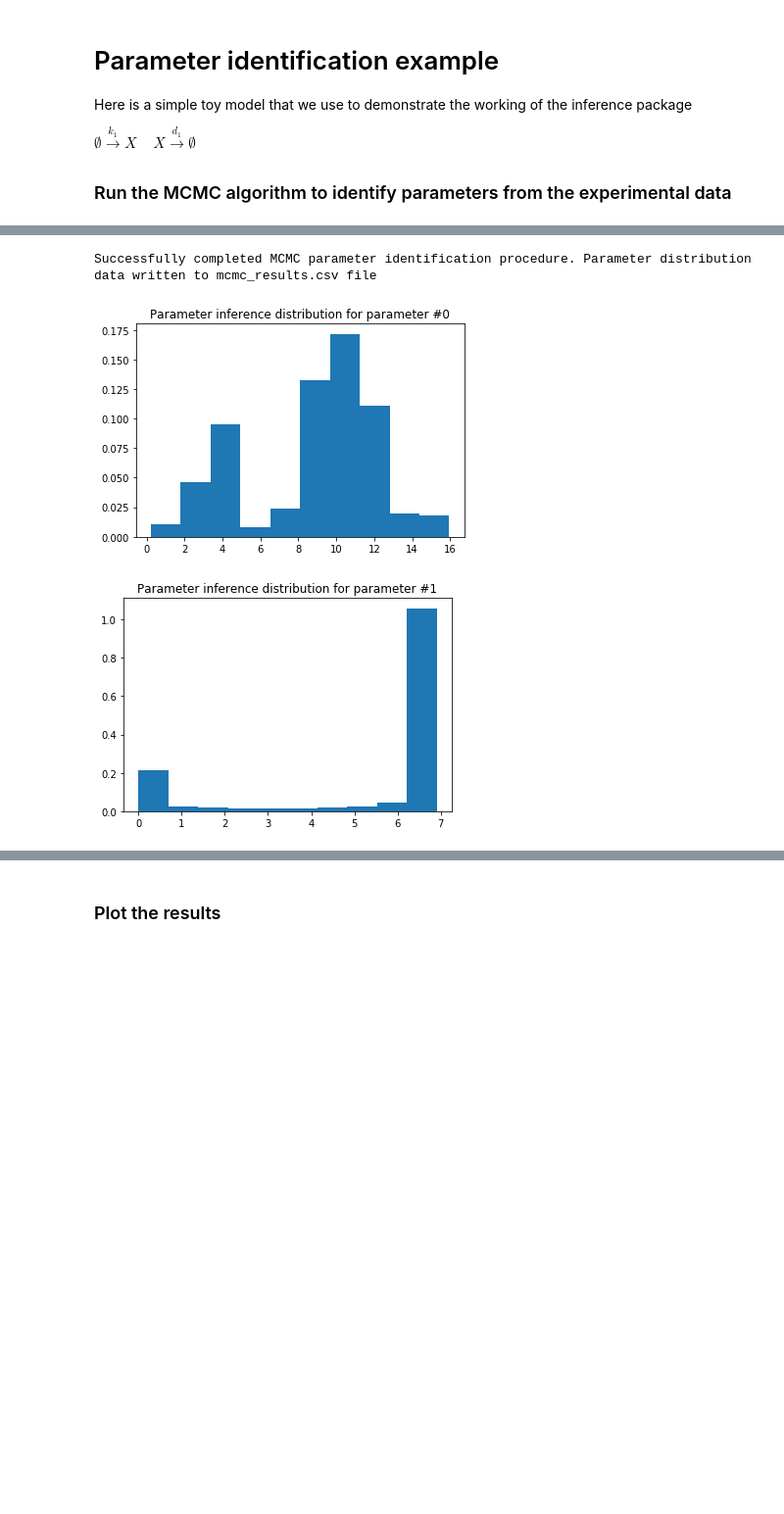
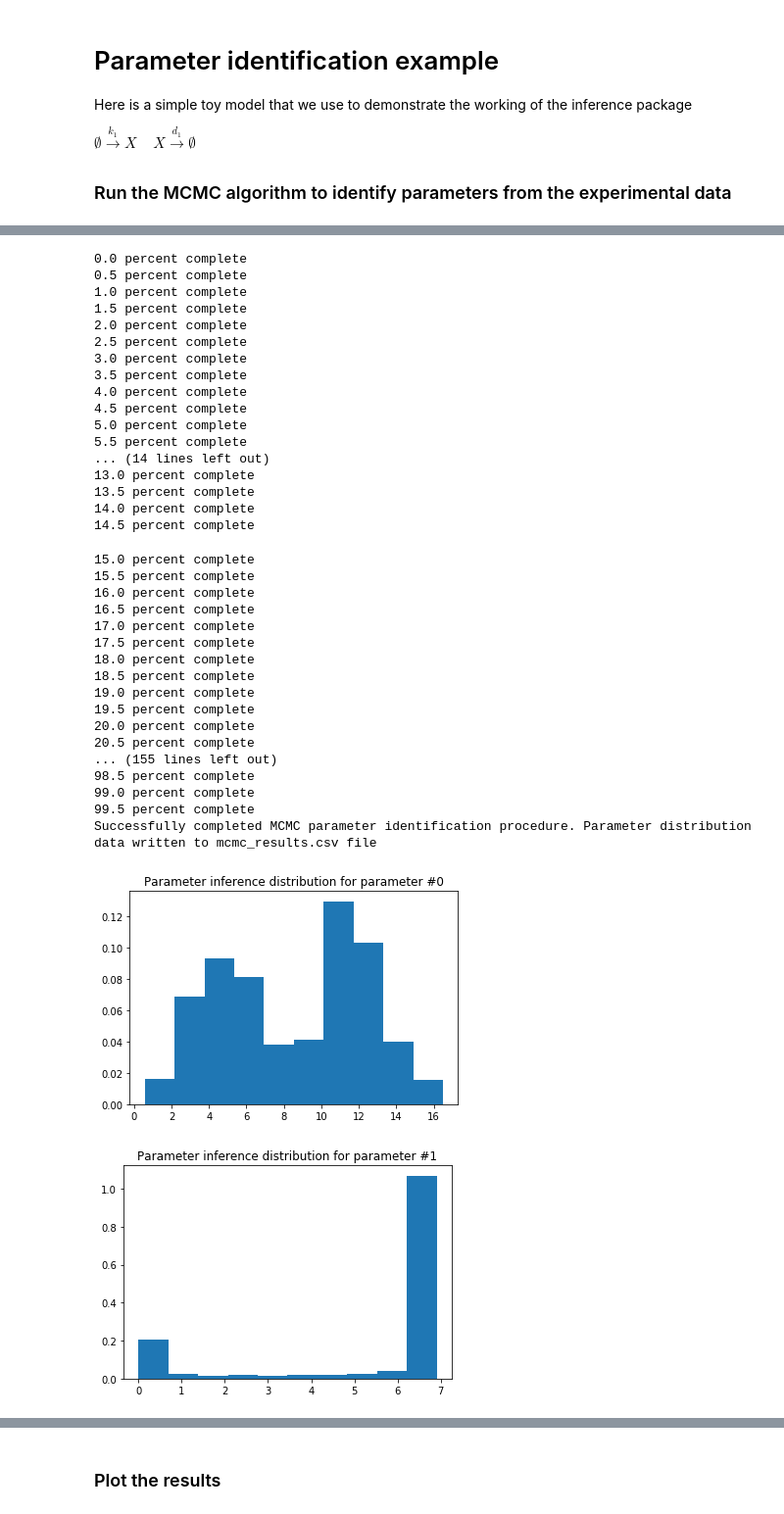
Before and after one commit to biocircuits/bioscrape, a Jupyter notebook: examples/Parameter Identification Simple Example START HERE.ipynb, the cells around one changed output, grey strips where cells are left out. Shown at 98% size. Saved outputs shown, nothing was run; the diff lists cells and outputs as text; code cells hidden in the pictures; blank space fills up the shorter version.

Commit message:
simple param ID example notebook bug fixed, works now

```diff
--- a/examples/Parameter Identification Simple Example START HERE.ipynb
+++ b/examples/Parameter Identification Simple Example START HERE.ipynb
@@ -30,12 +30,12 @@ data_list.append(list(data.get('X')))
 pid.exp_data = np.array(data_list)
 
 
-pid.prior = {'k1' : ['uniform', 1e-2, 1e3],'d1' : ['gaussian', 0.2, 100, 1e-3]}
+pid.prior = {'k1' : ['uniform', 1e-2, 1e3],'d1' : ['gaussian', 0.2, 1000, 1e-4]}
 pid.params_to_estimate = {'k1':10, 'd1':0.2}
 pid.timepoints = np.linspace(0, 100, 50)
 
 pid.type = 'deterministic'
 
 
-fitted_model, params = pid.run_mcmc(plot_show = True, progress = False)
+fitted_model, params = pid.run_mcmc(plot_show = True, progress = True)
 # %% [output]
@@ -59,5 +59,38 @@ Sample log-like: 348.3178935564859
-Successfully completed MCMC parameter identification procedure. Parameter distribution data written to mcmc_results.csv file
+0.0 percent complete
+0.5 percent complete
+1.0 percent complete
+1.5 percent complete
+2.0 percent complete
+2.5 percent complete
+3.0 percent complete
+3.5 percent complete
+4.0 percent complete
+4.5 percent complete
+5.0 percent complete
+5.5 percent complete
+... (14 lines left out)
+13.0 percent complete
+13.5 percent complete
+14.0 percent complete
+14.5 percent complete
+15.0 percent complete
+15.5 percent complete
+16.0 percent complete
+16.5 percent complete
+17.0 percent complete
+17.5 percent complete
+18.0 percent complete
+18.5 percent complete
+19.0 percent complete
+19.5 percent complete
+20.0 percent complete
+20.5 percent complete
+... (155 lines left out)
+98.5 percent complete
+99.0 percent complete
+99.5 percent complete
+Successfully completed MCMC parameter identification procedure. Parameter distribution data written to mcmc_results.csv file
-[figure, old version]
+[figure, new version]
 [figure]
 [figure]
 # %% [markdown]
```
Also changed, not shown: parts of 7 cells of this notebook, 1 other file.
